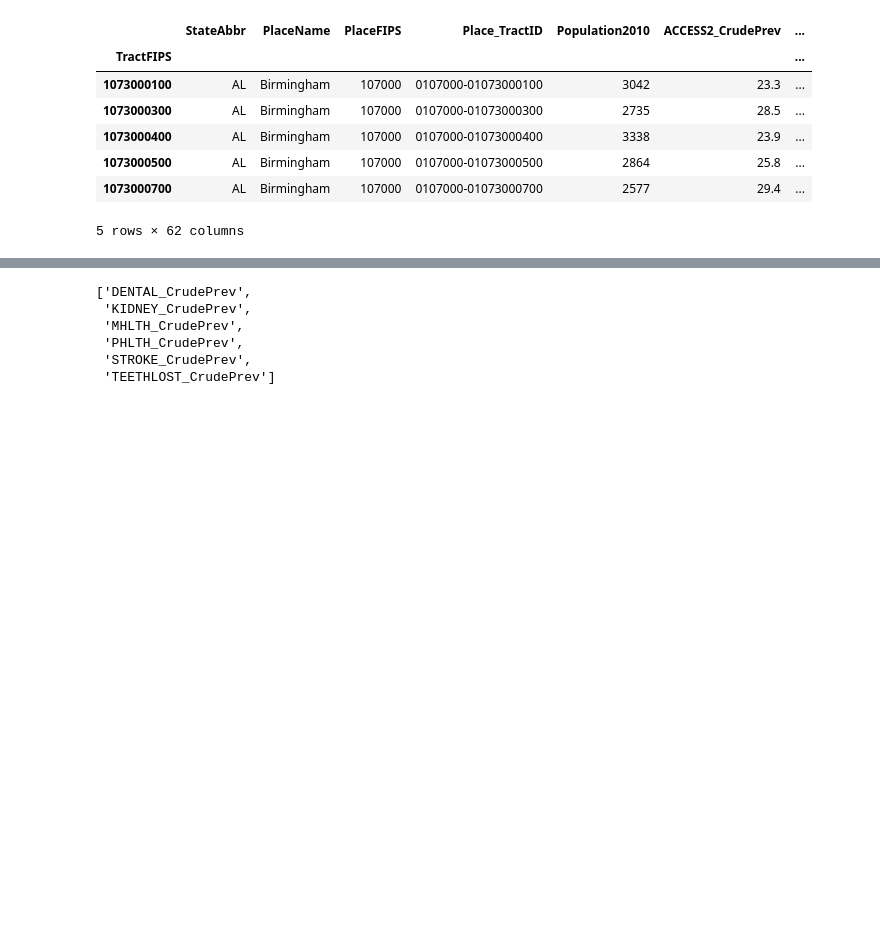
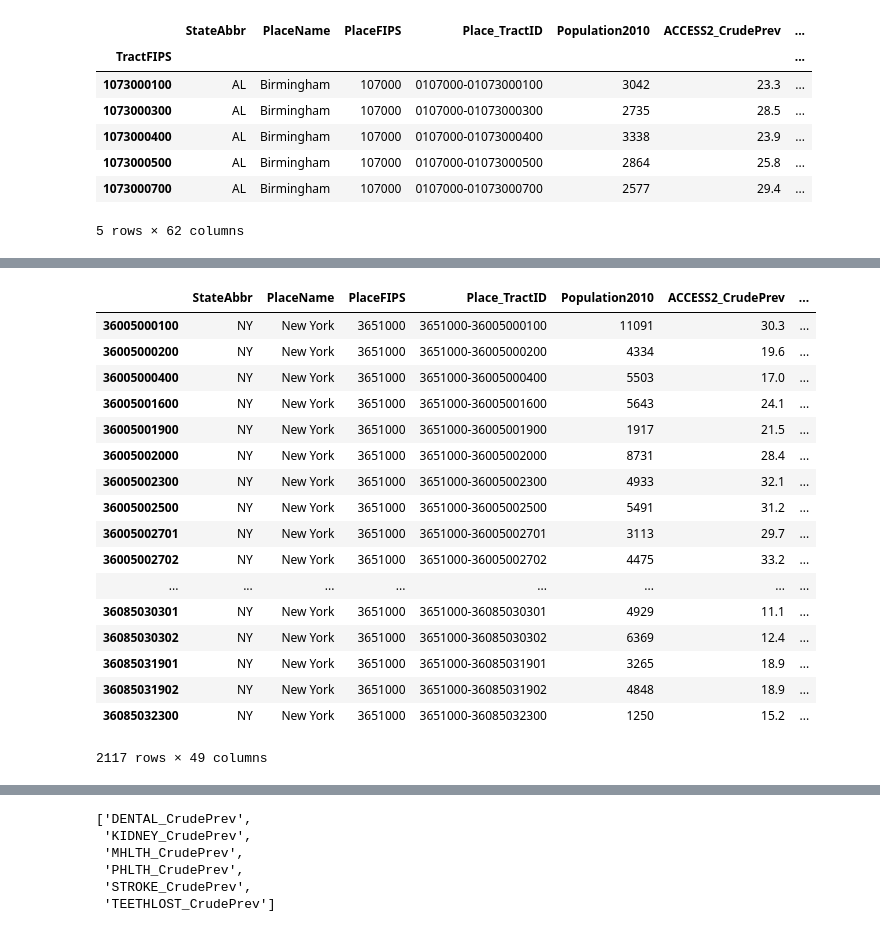
Before and after one commit to aulorbe/Food-Deserts-The-Human-Factor, a Jupyter notebook: Data Cleaning.ipynb, the cells around one changed output, grey strips where cells are left out. Drawn from its saved outputs; the diff is of its cells as text; code cells hidden in the pictures; blank space fills up the shorter version.

```diff
--- a/Data Cleaning.ipynb
+++ b/Data Cleaning.ipynb
@@ -67,3 +82,24 @@ combined_data.head()
+# %%
+combined_data[combined_data['PlaceName'] == "New York"]
+# %% [output]
+|  | StateAbbr | PlaceName | PlaceFIPS | Place_TractID | Population2010 | ACCESS2_CrudePrev | ... |
+| 36005000100 | NY | New York | 3651000 | 3651000-36005000100 | 11091 | 30.3 | ... |
+| 36005000200 | NY | New York | 3651000 | 3651000-36005000200 | 4334 | 19.6 | ... |
+| 36005000400 | NY | New York | 3651000 | 3651000-36005000400 | 5503 | 17.0 | ... |
+| 36005001600 | NY | New York | 3651000 | 3651000-36005001600 | 5643 | 24.1 | ... |
+| 36005001900 | NY | New York | 3651000 | 3651000-36005001900 | 1917 | 21.5 | ... |
+| 36005002000 | NY | New York | 3651000 | 3651000-36005002000 | 8731 | 28.4 | ... |
+| 36005002300 | NY | New York | 3651000 | 3651000-36005002300 | 4933 | 32.1 | ... |
+| 36005002500 | NY | New York | 3651000 | 3651000-36005002500 | 5491 | 31.2 | ... |
+| 36005002701 | NY | New York | 3651000 | 3651000-36005002701 | 3113 | 29.7 | ... |
+| 36005002702 | NY | New York | 3651000 | 3651000-36005002702 | 4475 | 33.2 | ... |
+| ... | ... | ... | ... | ... | ... | ... | ... |
+| 36085030301 | NY | New York | 3651000 | 3651000-36085030301 | 4929 | 11.1 | ... |
+| 36085030302 | NY | New York | 3651000 | 3651000-36085030302 | 6369 | 12.4 | ... |
+| 36085031901 | NY | New York | 3651000 | 3651000-36085031901 | 3265 | 18.9 | ... |
+| 36085031902 | NY | New York | 3651000 | 3651000-36085031902 | 4848 | 18.9 | ... |
+| 36085032300 | NY | New York | 3651000 | 3651000-36085032300 | 1250 | 15.2 | ... |
+2117 rows × 49 columns
 # %%
 combined_data.shape
 # %% [output]
```
Also changed, not shown: parts of 13 cells of this notebook, 6 other files.
